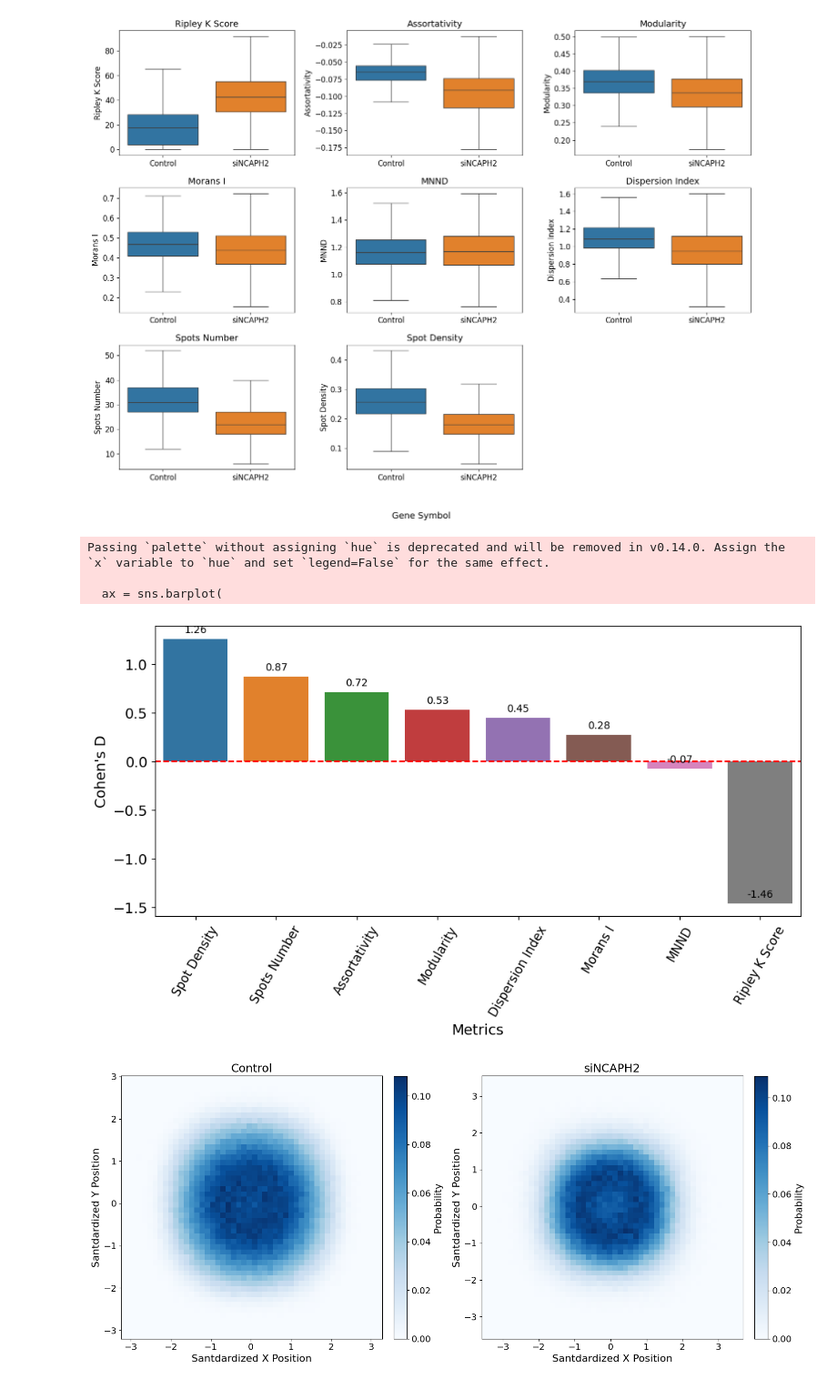
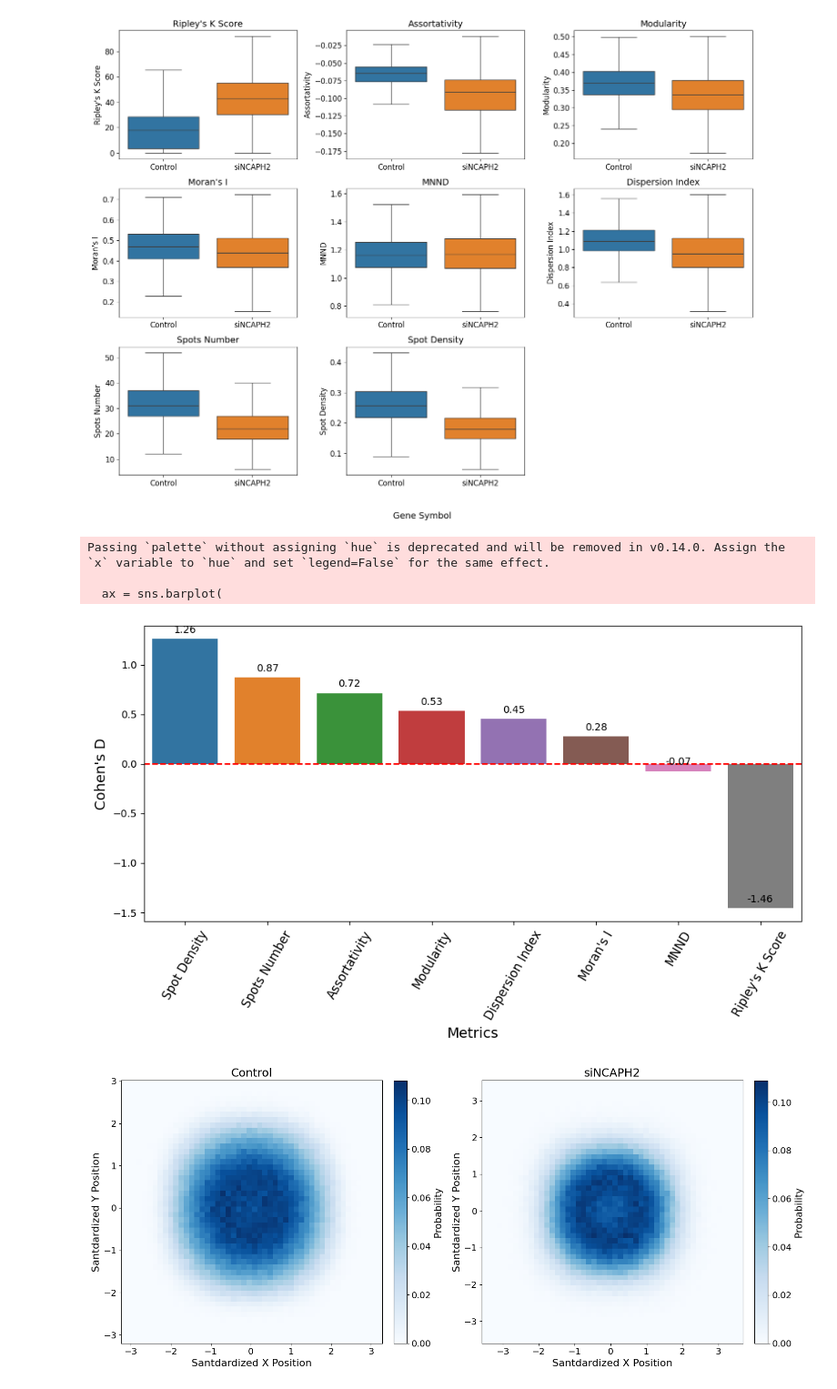
Before and after one commit to CBIIT/centromere_clustering_analysis, a Jupyter notebook: scr_ncaph2_results.ipynb, the cells around one changed output. Shown at 91% size. Saved outputs shown, nothing was run; the diff lists cells and outputs as text; code cells hidden in the pictures.

```diff
--- a/scr_ncaph2_results.ipynb
+++ b/scr_ncaph2_results.ipynb
@@ -29,7 +29,10 @@ columns_to_plot = ['M0_ripley_k_score', 'M0_assortativity', 'M0_modularity', 'M0
 def format_label(text):
     if text == 'M0_MNND':
         return 'MNND'
-
+    if text == 'M0_ripley_k_score':
+        return r"Ripley's K Score"
+    if  (text=="M0_morans_i"):
+        return r"Moran's I"
     return ' '.join([word.capitalize() for word in text.replace('M0', ' ').replace('_', ' ').split()])
 
 # Reverse the order of gene_symbol categories
@@ -68,7 +71,7 @@ fig.supxlabel('Gene Symbol', fontsize=14)
 plt.tight_layout(rect=[0, 0.03, 1, 0.95])  # Adjust layout to make space for the title
 plt.show()
 # %% [output]
-[figure, old version]
+[figure, new version]
 # %%
 import pandas as pd
 import numpy as np
@@ -87,7 +90,10 @@ columns_to_plot = ['M0_ripley_k_score', 'M0_assortativity', 'M0_modularity', 'M0
 def format_label(text):
     if text == 'M0_MNND':
         return 'MNND'
-
+    if text == 'M0_ripley_k_score':
+        return r"Ripley's K Score"
+    if  (text=="M0_morans_i"):
+        return r"Moran's I"
     return ' '.join([word.capitalize() for word in text.replace('M0', ' ').replace('_', ' ').split()])
 
 
@@ -118,34 +124,34 @@ effect_sizes_df = effect_sizes_df.sort_values(by='Cohen_d', ascending=False)
 effect_sizes_df.index = [format_label(col) for col in effect_sizes_df.index]
 
 # Plot the effect sizes
 plt.figure(figsize=(10, 6))
 ax = sns.barplot(
     x=effect_sizes_df.index,
     y='Cohen_d',
     data=effect_sizes_df.reset_index(),
     palette=sns.color_palette("tab10")[:len(effect_sizes_df)]
 )
 plt.xticks(rotation=60, fontsize=12)
 # plt.title("Comparison of Metrics for Centromere Clustering Using Cohen’s D", fontsize=16)
 plt.xlabel('Metrics', fontsize=14)
 plt.ylabel("Cohen's D", fontsize=14)
 plt.axhline(y=0, color='r', linestyle='--')
 
 # Annotate each bar with its value
 for p in ax.patches:
     ax.annotate(f"{p.get_height():.2f}",
                 (p.get_x() + p.get_width() / 2., p.get_height()),
                 ha='center', va='center',
                 xytext=(0, 9),
                 textcoords='offset points', fontsize=10)
 
 plt.tight_layout()
 plt.show()
 # %% [output]
 Passing `palette` without assigning `hue` is deprecated and will be removed in v0.14.0. Assign the `x` variable to `hue` and set `legend=False` for the same effect.
 
   ax = sns.barplot(
-[figure, old version]
+[figure, new version]
 # %%
 import numpy as np
 import matplotlib.pyplot as plt
```
Also changed, not shown: parts of 13 cells of this notebook, 1 other file.
